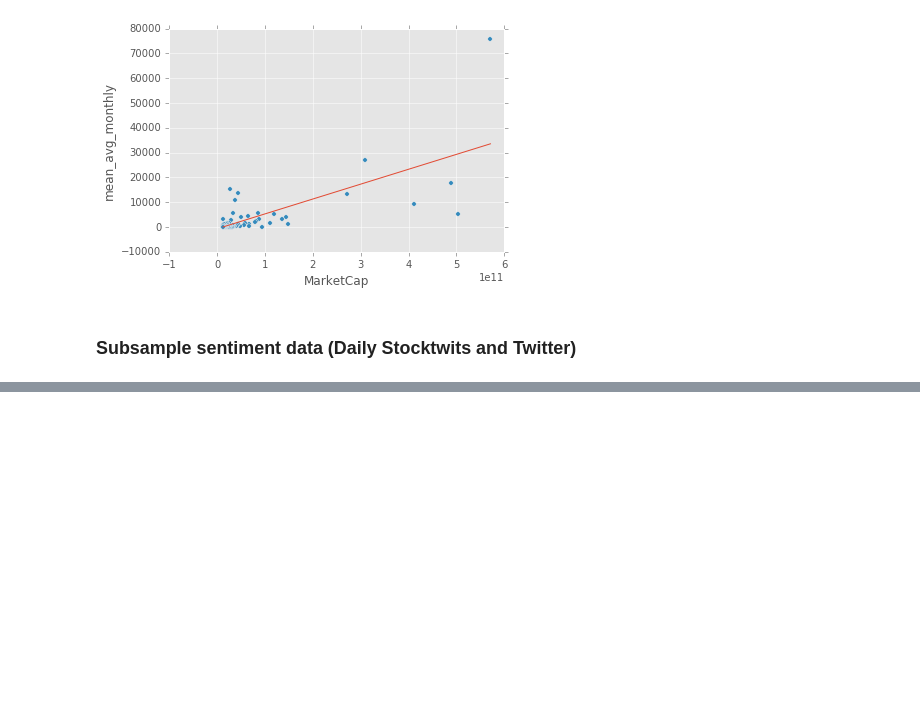
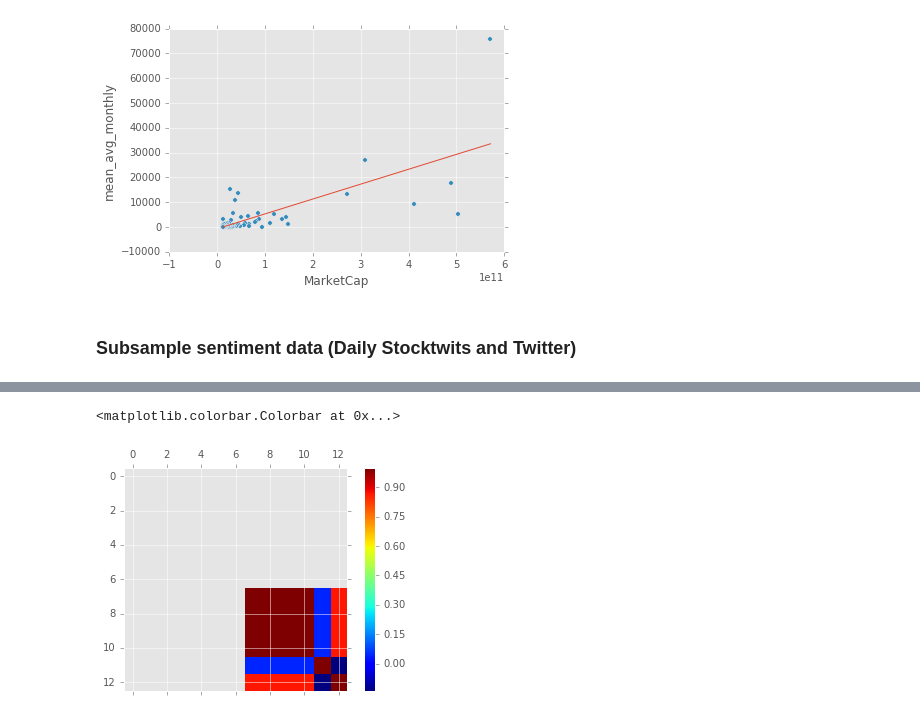
Before and after one commit to densekernel/sentisignal, a Jupyter notebook: runnables/Final_001.ipynb, the cells around one changed output, grey strips where cells are left out. Saved outputs shown, nothing was run; the diff lists cells and outputs as text; code cells hidden in the pictures; blank space fills up the shorter version.

```diff
--- a/runnables/Final_001.ipynb
+++ b/runnables/Final_001.ipynb
@@ -136,0 +158,2 @@ data_nasdaq_top_100_sentiment.head()
+# %%
+data_nasdaq_top_100_finance = sentisignal.get_data_finance('yahoo', data_nasdaq_top_100_mkt_cap_symbols, start_date, end_date, data_pickles_path, False, 'NaN')
@@ -136,0 +162,4 @@ data_nasdaq_top_100_sentiment.head()
+# %%
+# data_nasdaq_top_100_sentiment = pre
+data_nasdaq_top_100_merge = sentisignal.merge_sentiment_finance(data_nasdaq_top_100_sentiment, data_nasdaq_top_100_finance, True, True, False)
+data_nasdaq_top_100_merge.head()
@@ -136,0 +174,16 @@ data_nasdaq_top_100_sentiment.head()
+# %%
+fig = plt.figure()
+data_nasdaq_top_100_merge_corr = data_nasdaq_top_100_merge.corr()
+# plt.matshow(data_nasdaq_top_100_mkt_cap_symbology_corr)
+# plt.colorbar(data_nasdaq_top_100_mkt_cap_symbology_corr)
+
+labels = data_nasdaq_top_100_merge_corr.columns
+ax = fig.add_subplot(111)
+cax = ax.matshow(data_nasdaq_top_100_merge_corr, interpolation='nearest')
+fig.colorbar(cax)
+
+# ax.set_xticklabels(['']+labels)
+# ax.set_yticklabels(['']+labels)
+# %% [output]
+<matplotlib.colorbar.Colorbar at 0x...>
+[figure, added]
```
Also changed, not shown: parts of 14 cells of this notebook, 4 other files.
